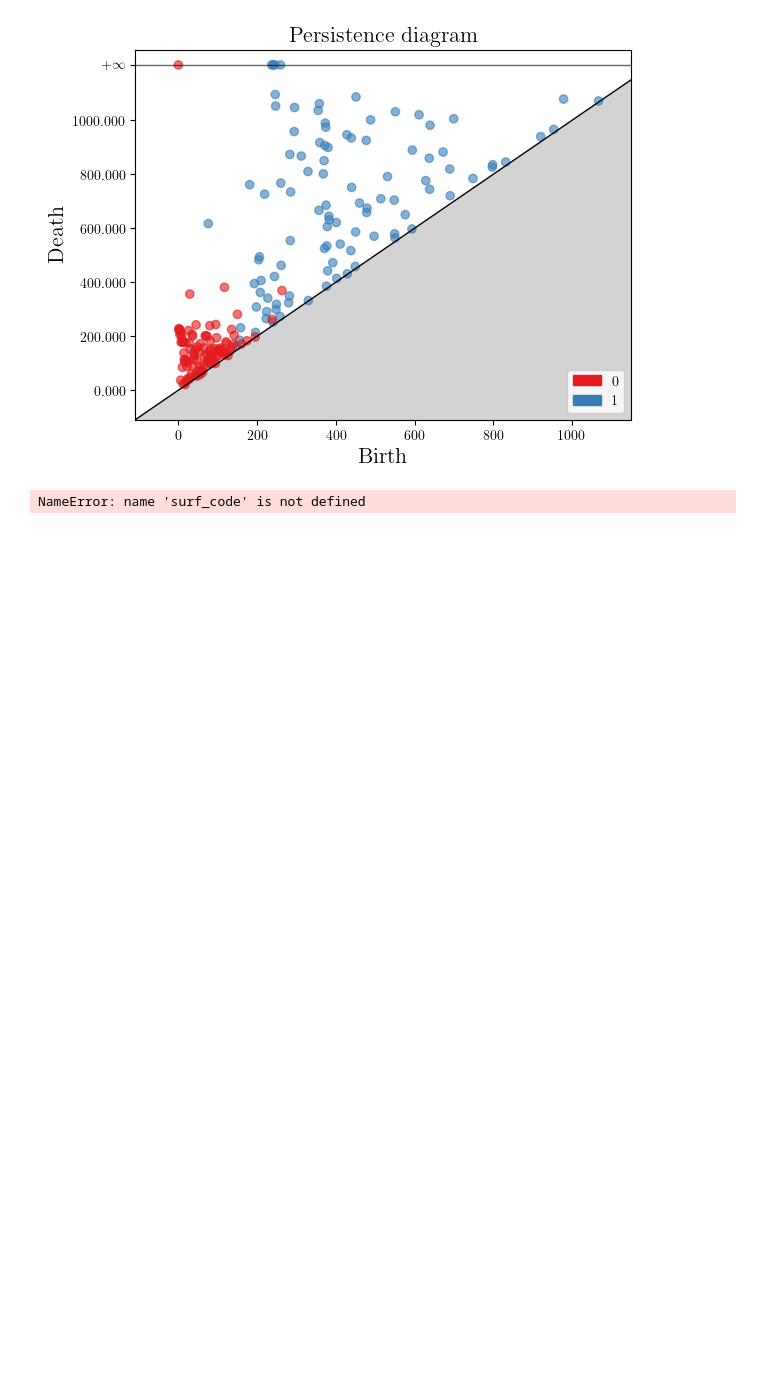
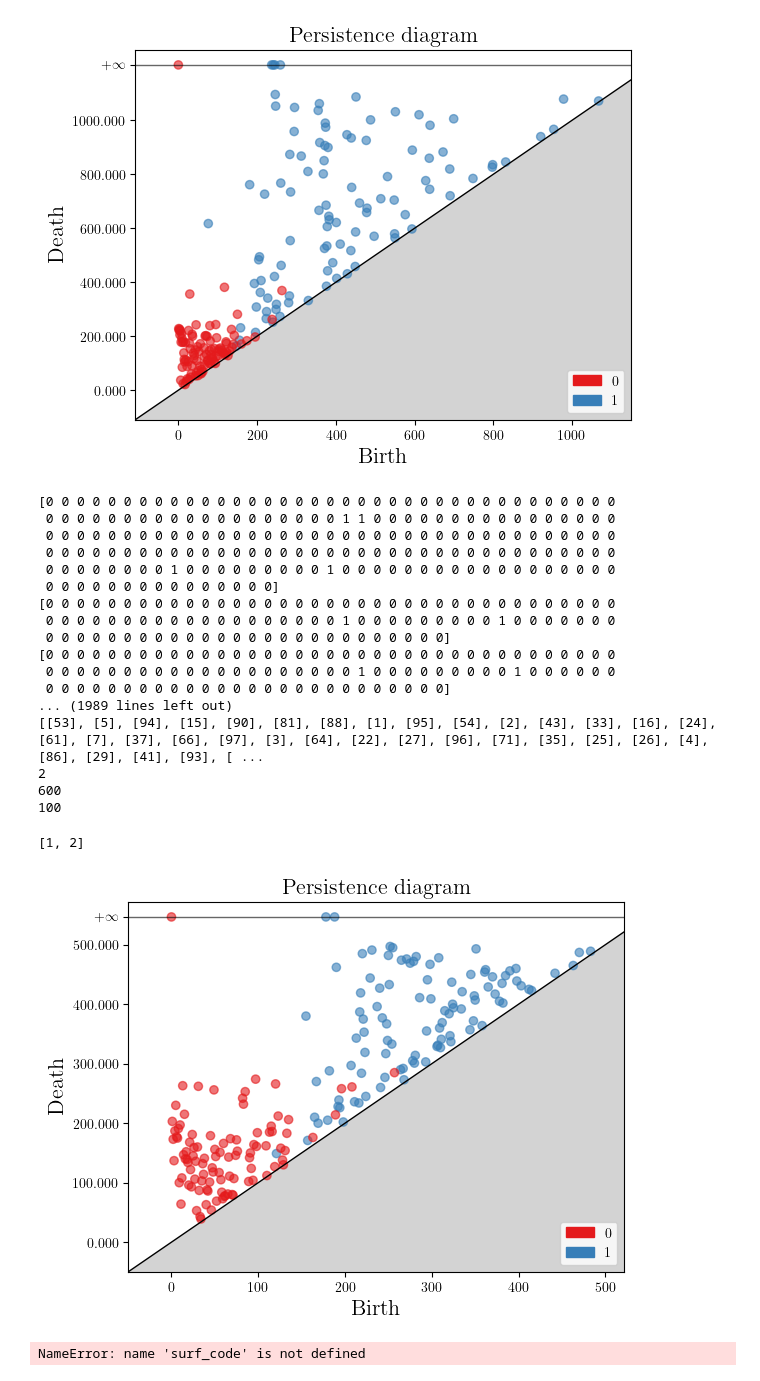
Before and after one commit to ricohasgithub/sprinkles-tda, a Jupyter notebook: data_gen.ipynb, the cells around one changed output. Cells and saved outputs as stored; diff of their text form; code cells hidden in the pictures; blank space fills up the shorter version.

```diff
--- a/data_gen.ipynb
+++ b/data_gen.ipynb
@@ -800,7 +834,7 @@ def sample_filtration(Hx, Hz):
         filtration.append(sample)
     return filtration
 
-def build_simplex_tree_filtration(Hx, Hz, filtration):
+def build_simplex_tree_filtration(Hx, Hz, filtration, sample=True):
     Hz_t = Hz.T
     vertex_stream = []
     for simplex in filtration:
@@ -816,6 +850,7 @@ def build_simplex_tree_filtration(Hx, Hz, filtration):
             edges = []
             for i, edge_val in enumerate(Hx[id]):
                 if edge_val == 1:
+                    print(Hz_t[i])
                     vertices = list(np.where(Hz_t[i] == 1)[0])
                     edge = []
                     for vertex in vertices:
@@ -823,14 +858,16 @@ def build_simplex_tree_filtration(Hx, Hz, filtration):
                         edge.append(vertex)
                     edges.append(edge)
             all_vertices = list(all_vertices)
-            print(all_vertices, len(all_vertices))
             # Flip a random vertex to be 0 such that we have a set of size 3
             # Maybe do n choose 3?
-            # subset = random.sample(all_vertices, 3)
-            # vertex_stream.append(subset)
-            edge_path, start = compute_edge_path(edges, len(all_vertices))
-            for edge in edge_path:
-                vertex_stream.append([start] + edge)
+            if sample:
+                for _ in range(K):
+                    subset = random.sample(all_vertices, 3)
+                    vertex_stream.append(subset)
+            else:
+                edge_path, start = compute_edge_path(edges, len(all_vertices))
+                for edge in edge_path:
+                    vertex_stream.append([start] + edge)
     return vertex_stream
 
 def compute_edge_path(edges, num_vertices):
@@ -877,6 +914,3 @@ def compute_edge_path(edges, num_vertices):
     # Remove first edge containing the start vertex (the first edge)
     pairs_list.pop(0)
     return pairs_list, start
-
-E = [[0, 1], [1, 2], [3, 2], [4, 3], [4, 0]]
-print(compute_edge_path(E, 5))
@@ -968,6 +1000,50 @@ st.betti_numbers()
 100
 [1, 4]
 [figure]
+# %%
+Hx = big_code.Hx.toarray()
+Hz = big_code.Hz.toarray()
+filtration = sample_filtration(Hx, Hz)
+st_filtration = build_simplex_tree_filtration(Hx, Hz, filtration)
+print(filtration)
+print(st_filtration)
+
+st = gudhi.SimplexTree()
+t = 0.0
+for simplex in st_filtration:
+    st.insert(simplex, t)
+    t += 1.0
+
+print(st.dimension())
+print(st.num_simplices())
+print(st.num_vertices())
+
+# Compute persistence
+diag = st.persistence()
+
+# Plotting the persistence diagram
+gudhi.plot_persistence_diagram(diag)
+st.betti_numbers()
+# %% [output]
+[0 0 0 0 0 0 0 0 0 0 0 0 0 0 0 0 0 0 0 0 0 0 0 0 0 0 0 0 0 0 0 0 0 0 0 0 0
+ 0 0 0 0 0 0 0 0 0 0 0 0 0 0 0 0 0 0 0 1 1 0 0 0 0 0 0 0 0 0 0 0 0 0 0 0 0
+ 0 0 0 0 0 0 0 0 0 0 0 0 0 0 0 0 0 0 0 0 0 0 0 0 0 0 0 0 0 0 0 0 0 0 0 0 0
+ 0 0 0 0 0 0 0 0 0 0 0 0 0 0 0 0 0 0 0 0 0 0 0 0 0 0 0 0 0 0 0 0 0 0 0 0 0
+ 0 0 0 0 0 0 0 0 1 0 0 0 0 0 0 0 0 0 1 0 0 0 0 0 0 0 0 0 0 0 0 0 0 0 0 0 0
+ 0 0 0 0 0 0 0 0 0 0 0 0 0 0 0]
+[0 0 0 0 0 0 0 0 0 0 0 0 0 0 0 0 0 0 0 0 0 0 0 0 0 0 0 0 0 0 0 0 0 0 0 0 0
+ 0 0 0 0 0 0 0 0 0 0 0 0 0 0 0 0 0 0 0 1 0 0 0 0 0 0 0 0 0 1 0 0 0 0 0 0 0
+ 0 0 0 0 0 0 0 0 0 0 0 0 0 0 0 0 0 0 0 0 0 0 0 0 0 0]
+[0 0 0 0 0 0 0 0 0 0 0 0 0 0 0 0 0 0 0 0 0 0 0 0 0 0 0 0 0 0 0 0 0 0 0 0 0
+ 0 0 0 0 0 0 0 0 0 0 0 0 0 0 0 0 0 0 0 0 1 0 0 0 0 0 0 0 0 0 1 0 0 0 0 0 0
+ 0 0 0 0 0 0 0 0 0 0 0 0 0 0 0 0 0 0 0 0 0 0 0 0 0 0]
+... (1989 lines left out)
+[[53], [5], [94], [15], [90], [81], [88], [1], [95], [54], [2], [43], [33], [16], [24], [61], [7], [37], [66], [97], [3], [64], [22], [27], [96], [71], [35], [25], [26], [4], [86], [29], [41], [93], [ ...
+2
+600
+100
+[1, 2]
+[figure, added]
 # %%
 Hx = surf_code.Hx.toarray()
 Hz = surf_code.Hz.toarray()
```
Also changed, not shown: parts of 8 cells of this notebook.
